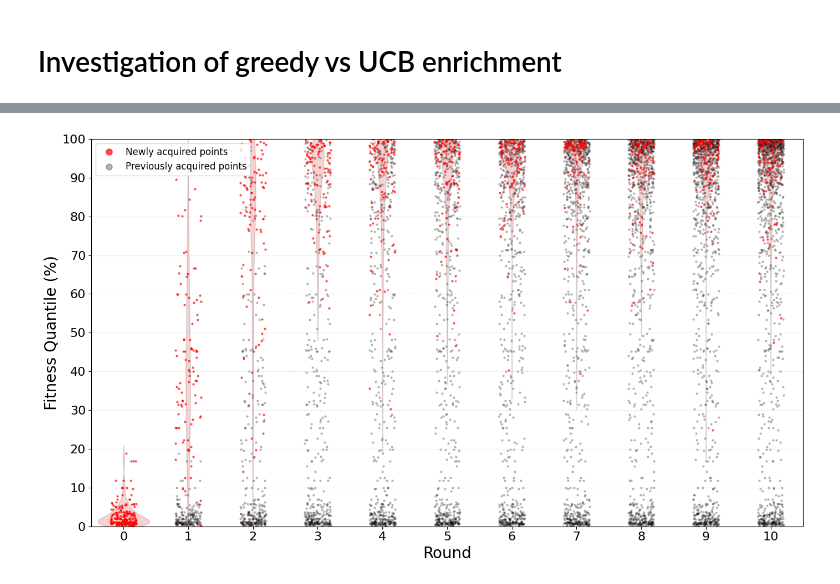
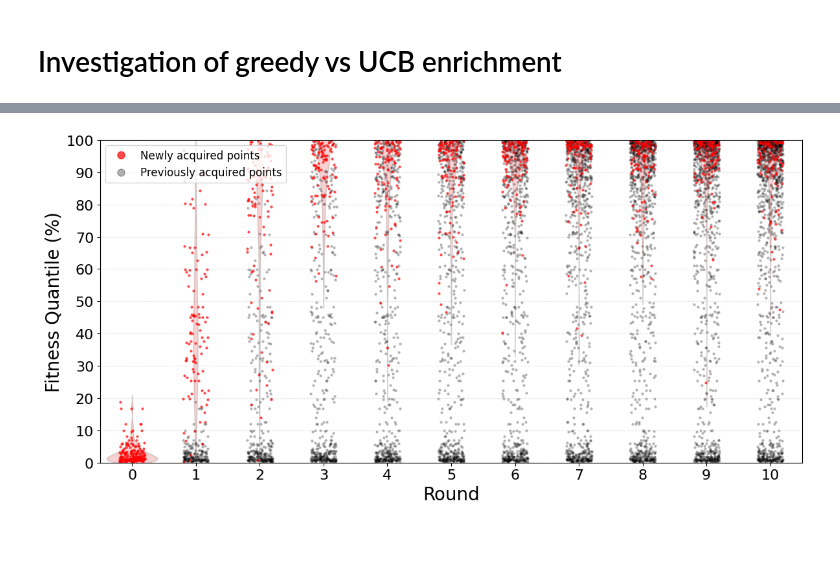
Before and after one commit to m-huot/VIRAL, a Jupyter notebook: plots/Figure 2.ipynb, the cells around one changed output, grey strips where cells are left out. Saved outputs shown, nothing was run; the diff lists cells and outputs as text; code cells hidden in the pictures; blank space fills up the shorter version.

```diff
--- a/plots/Figure 2.ipynb
+++ b/plots/Figure 2.ipynb
@@ -743,7 +612,7 @@ df_old = pd.DataFrame([
 df_all = pd.concat([df_new, df_old], ignore_index=True)
 
 # === Plot ===
-plt.figure(figsize=(14, 8))
+plt.figure(figsize=(12, 6))
 
 round_order = list(range(num_rounds + 1))  # Ensures 0 appears first
 
@@ -772,31 +641,31 @@ sns.violinplot(
 )
 
 
 
 # Aesthetics
 plt.xlabel('Round', fontsize=20)
 plt.ylabel('Fitness Quantile (%)', fontsize=20)
 plt.xticks(fontsize=16)
 plt.yticks(np.arange(0, 110, 10), fontsize=16)
 plt.ylim(0, 100)
 plt.grid(axis='y', linestyle='--', alpha=0.3)
 plt.tight_layout()
 
 #legend: red for new, black for old
 from matplotlib.lines import Line2D
 
 legend_elements = [
     Line2D([0], [0], marker='o', color='red', label='Newly acquired points',
            markersize=8, linestyle='None', alpha=0.7),
     Line2D([0], [0], marker='o', color='black', label='Previously acquired points',
            markersize=8, linestyle='None', alpha=0.3)
 ]
 
 plt.legend(handles=legend_elements, fontsize=12, frameon=True, loc='upper left', title_fontsize=13)
 
 
 # Save
 plt.savefig("../figures/ucb_desai_quantile_stripplot_new_vs_old.png", dpi=1200, bbox_inches='tight')
 plt.show()
 # %% [output]
-[figure, old version]
+[figure, new version]
```
Also changed, not shown: parts of 9 cells of this notebook, 27 other files.
